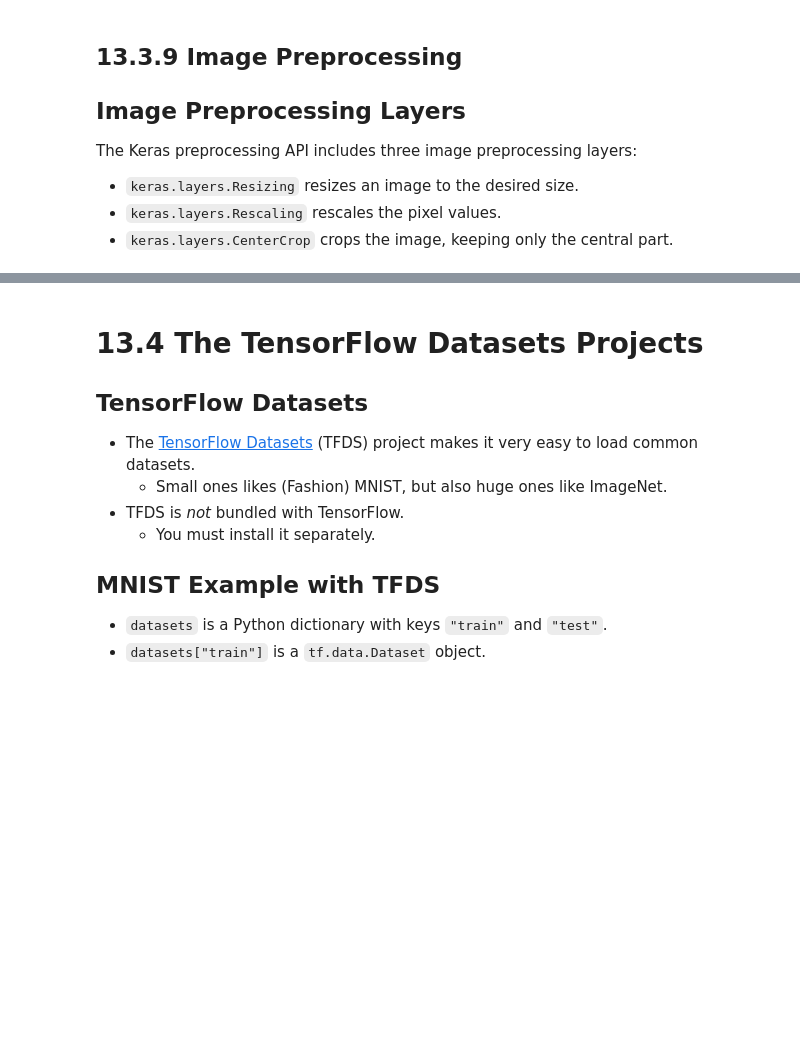
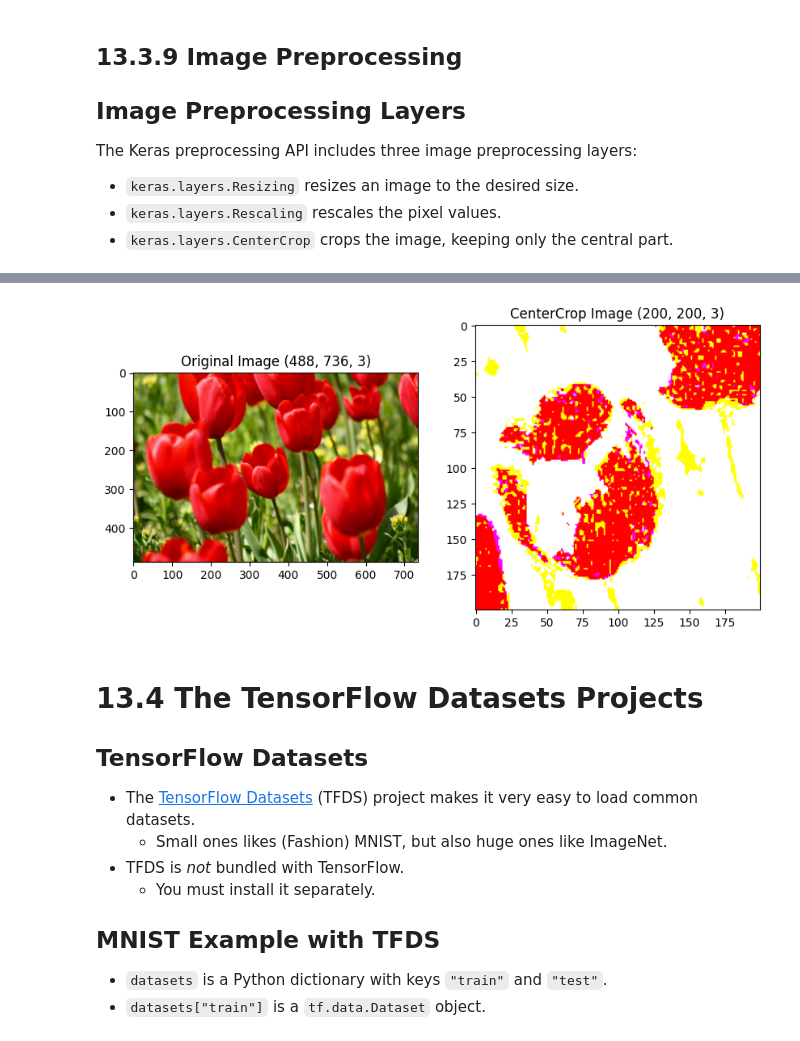
Before and after one commit to Bataklik/Deep_Learning_Exercises, a Jupyter notebook: hoofdstuk-13/13_loading_and_preprocessing_data_with_tensorflow_starter.ipynb, the cells around one changed output, grey strips where cells are left out. Saved outputs shown, nothing was run; the diff lists cells and outputs as text; code cells hidden in the pictures; blank space fills up the shorter version.

```diff
--- a/hoofdstuk-13/13_loading_and_preprocessing_data_with_tensorflow_starter.ipynb
+++ b/hoofdstuk-13/13_loading_and_preprocessing_data_with_tensorflow_starter.ipynb
@@ -1172,13 +1554,14 @@ plt.show()
 # %%
-new_image = keras.layers.Rescaling(scale=5./255)(original_image)
+new_image = keras.layers.CenterCrop(200, 200)(original_image)
 
 plt.figure(figsize=(10, 5))
 plt.subplot(1, 2, 1)
-plt.title("Original Image")
+plt.title("Original Image " + str(original_image.shape))
 plt.imshow(original_image)
 
 plt.subplot(1, 2, 2)
-plt.title("Rescaled Image")
+plt.title("CenterCrop Image " + str(new_image.shape))
 plt.imshow(new_image)
 
 plt.show()
+# %% [output]
@@ -1184,0 +1569 @@ plt.show()
+[figure, added]
```
Also changed, not shown: parts of 64 cells of this notebook, 3 other files.
